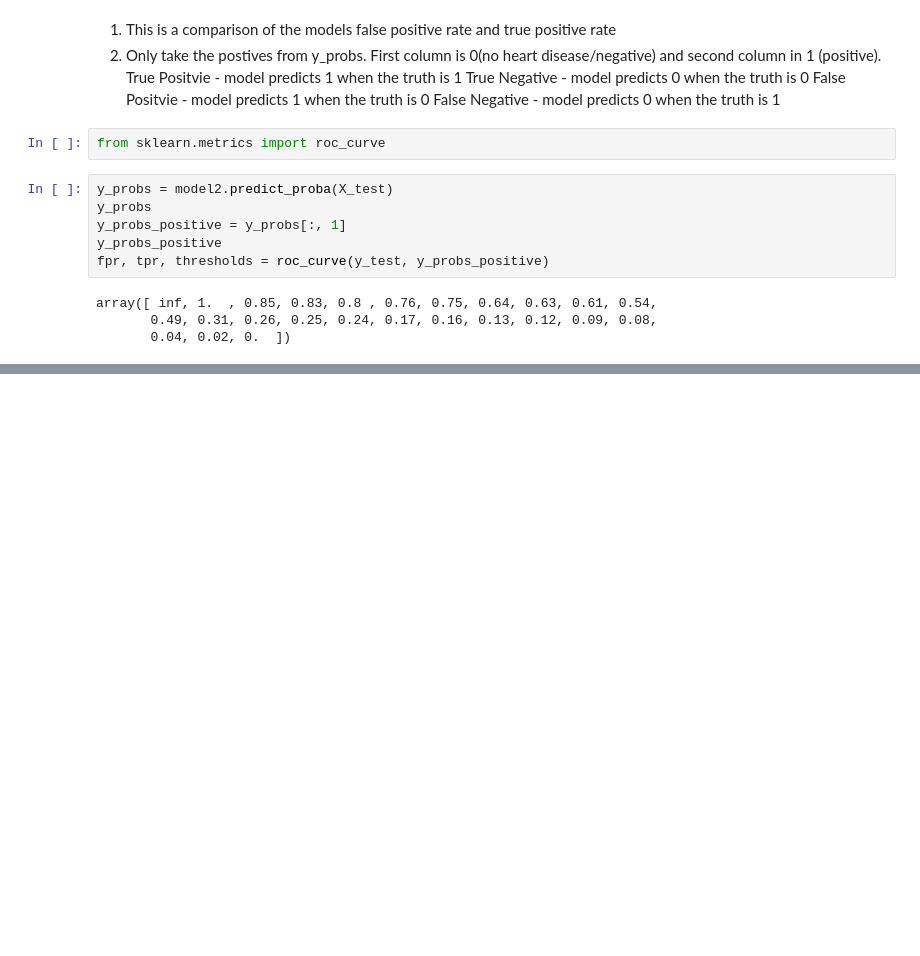
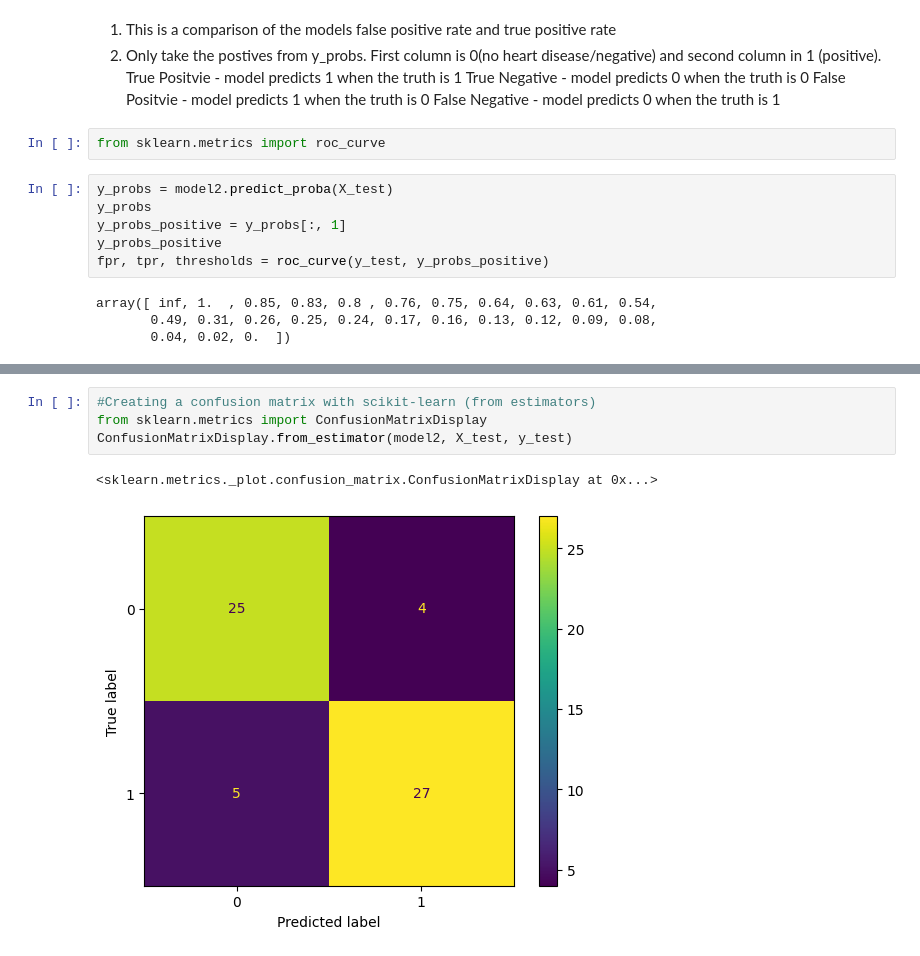
Before and after one commit to LukeOpany/sci-kit, a Jupyter notebook: heart_disease.ipynb, the cells around one changed output, grey strips where cells are left out. Drawn from its saved outputs; the diff is of its cells as text; blank space fills up the shorter version.

```diff
--- a/heart_disease.ipynb
+++ b/heart_disease.ipynb
@@ -151,0 +198,7 @@ array([ inf, 1.  , 0.85, 0.83, 0.8 , 0.76, 0.75, 0.64, 0.63, 0.61, 0.54,
+# %%
+#Creating a confusion matrix with scikit-learn (from estimators)
+from sklearn.metrics import ConfusionMatrixDisplay
+ConfusionMatrixDisplay.from_estimator(model2, X_test, y_test)
+# %% [output]
+<sklearn.metrics._plot.confusion_matrix.ConfusionMatrixDisplay at 0x...>
+[figure, added]
```
Also changed, not shown: parts of 10 cells of this notebook.
